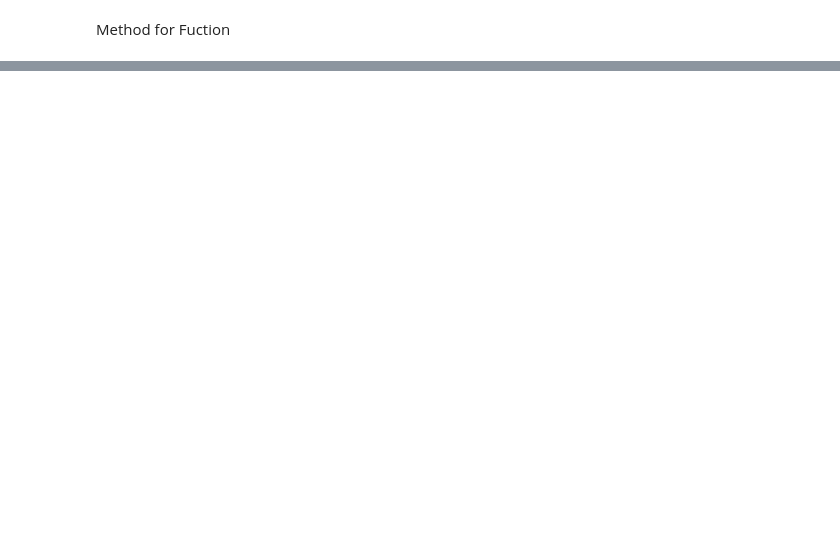
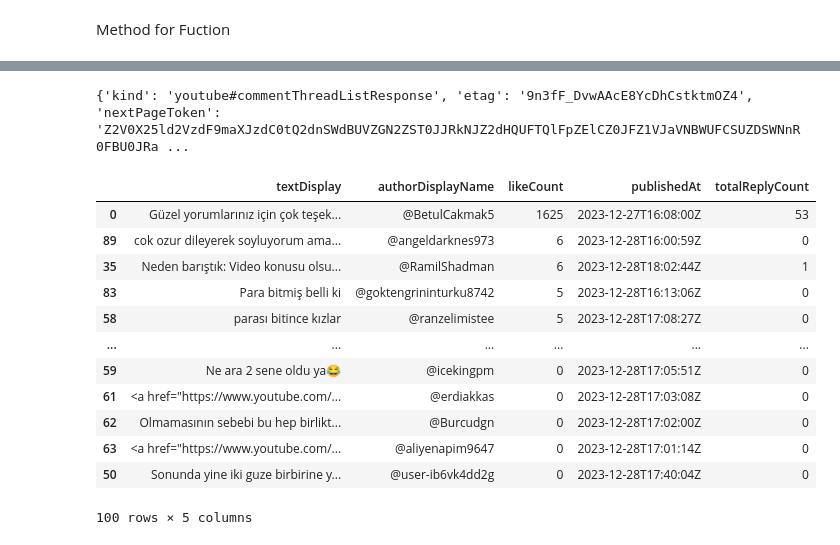
Before and after one commit to nurfkutlu/Youtube_API_Project, a Jupyter notebook: Youtube_Most_Popular.ipynb, the cells around one changed output, grey strips where cells are left out. Cells and saved outputs as stored; diff of their text form; code cells hidden in the pictures; blank space fills up the shorter version.

```diff
--- a/Youtube_Most_Popular.ipynb
+++ b/Youtube_Most_Popular.ipynb
@@ -98,0 +319,8 @@ TR_Youtube_Most_Pop.sort_values(by=['LikeC/Views'])
+# %%
+request = youtube.channelSections().list(
+        part="snippet,contentDetails",
+        channelId="UCvMf-BavX_3YjG-JPrpPqLw"
+    )
+response = request.execute()
+
+print(response)
@@ -98,0 +353,28 @@ TR_Youtube_Most_Pop.sort_values(by=['LikeC/Views'])
+# %%
+def get_commentThreads(youtube):
+    all_data = []
+
+# This request method is defined as below . You can include what you want in part.
+    # https://developers-dot-devsite-v2-prod.appspot.com/youtube/v3/docs/commentThreads/list?apix=true#usage you can look detailly.
+
+    request = youtube.commentThreads().list(
+        part="snippet,replies",
+         maxResults=5000,
+        videoId="aWaJSJmsy3c" # Nasıl Ayrıldık? Nasıl Barıştık Video ID
+    )
+    response = request.execute()
+
+    print(response)
+
+
+    # loop through items in response
+    #json webpage ( https://jsonformatter.org/json-editor) is sooo good to anayze.
+    for item in response["items"]:
+        data = {'textDisplay':item['snippet']['topLevelComment']['snippet']['textDisplay'],
+                'authorDisplayName': item['snippet']['topLevelComment']['snippet']['authorDisplayName'],
+                'likeCount':item['snippet']['topLevelComment']['snippet']['likeCount'],
+                'publishedAt':item['snippet']['topLevelComment']['snippet']['publishedAt'],
+                'totalReplyCount':item['snippet']['totalReplyCount']
+        }
+        all_data.append(data)
+    return pd.DataFrame(all_data)
@@ -98,0 +442,17 @@ TR_Youtube_Most_Pop.sort_values(by=['LikeC/Views'])
+# %%
+get_commentThreads(youtube).sort_values(by="likeCount",ascending=False).head(100)
+# %% [output]
+{'kind': 'youtube#commentThreadListResponse', 'etag': '9n3fF_DvwAAcE8YcDhCstktmOZ4', 'nextPageToken': 'Z2V0X25ld2VzdF9maXJzdC0tQ2dnSWdBUVZGN2ZST0JJRkNJZ2dHQUFTQlFpZElCZ0JFZ1VJaVNBWUFCSUZDSWNnR0FBU0JRa ...
+|  | textDisplay | authorDisplayName | likeCount | publishedAt | totalReplyCount |
+| 0 | Güzel yorumlarınız için çok teşek... | @BetulCakmak5 | 1625 | 2023-12-27T16:08:00Z | 53 |
+| 89 | cok ozur dileyerek soyluyorum ama... | @angeldarknes973 | 6 | 2023-12-28T16:00:59Z | 0 |
+| 35 | Neden barıştık: Video konusu olsu... | @RamilShadman | 6 | 2023-12-28T18:02:44Z | 1 |
+| 83 | Para bitmiş belli ki | @goktengrininturku8742 | 5 | 2023-12-28T16:13:06Z | 0 |
+| 58 | parası bitince kızlar | @ranzelimistee | 5 | 2023-12-28T17:08:27Z | 0 |
+| ... | ... | ... | ... | ... | ... |
+| 59 | Ne ara 2 sene oldu ya😂 | @icekingpm | 0 | 2023-12-28T17:05:51Z | 0 |
+| 61 | <a href="https://www.youtube.com/... | @erdiakkas | 0 | 2023-12-28T17:03:08Z | 0 |
+| 62 | Olmamasının sebebi bu hep birlikt... | @Burcudgn | 0 | 2023-12-28T17:02:00Z | 0 |
+| 63 | <a href="https://www.youtube.com/... | @aliyenapim9647 | 0 | 2023-12-28T17:01:14Z | 0 |
+| 50 | Sonunda yine iki guze birbirine y... | @user-ib6vk4dd2g | 0 | 2023-12-28T17:40:04Z | 0 |
+100 rows × 5 columns
```
Also changed, not shown: parts of 31 cells of this notebook.
